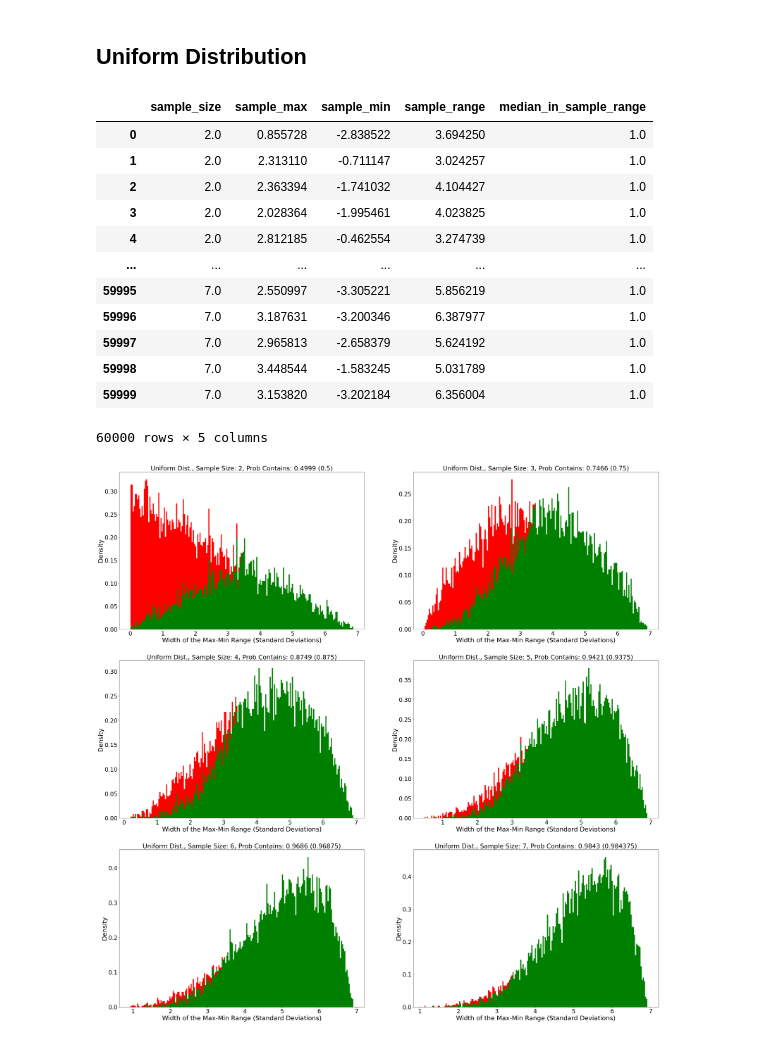
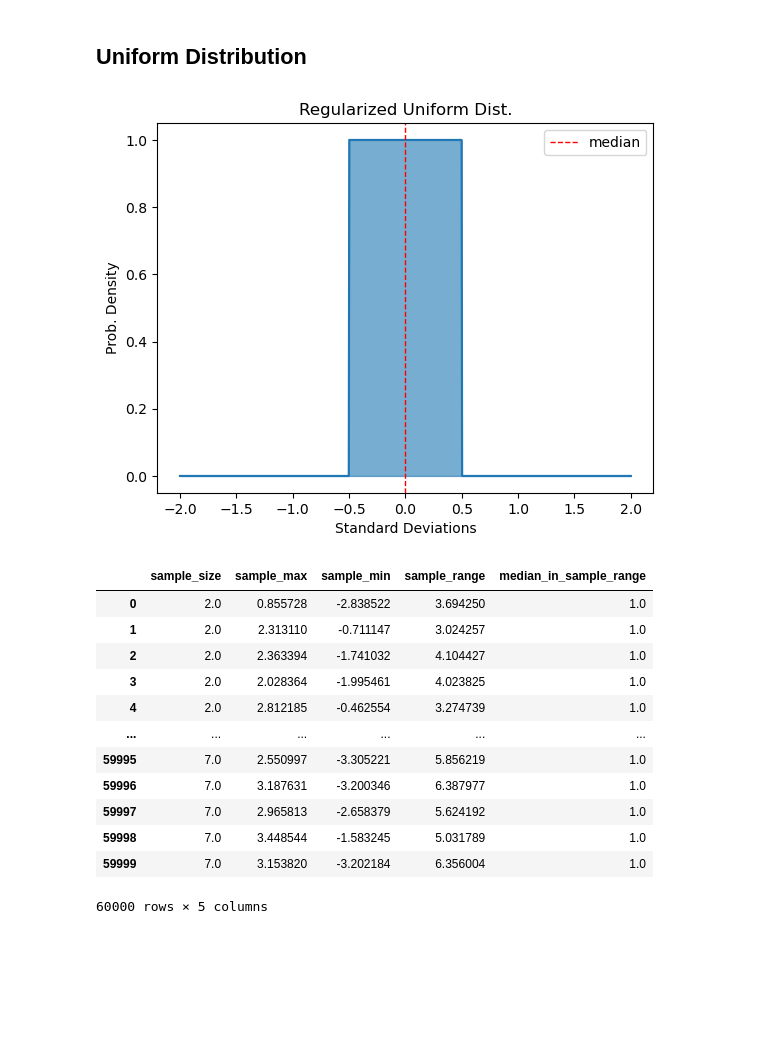
Before and after one commit to ohmurphy/median_finding, a Jupyter notebook: median_finding_eval.ipynb, the cells around one changed output. Saved outputs shown, nothing was run; the diff lists cells and outputs as text; code cells hidden in the pictures; blank space fills up the shorter version.

```diff
--- a/median_finding_eval.ipynb
+++ b/median_finding_eval.ipynb
@@ -87,16 +104,29 @@ simulate_and_graph_median_ranges(get_samples_fn, num_simulations, estimated_samp
 # %%
 # Set seed
 rand_seed = 3141
 # Global parameters
 num_simulations = 10000 # num sims per sample_size
 median = 0
 estimated_sample_sizes = range(2, 8)
 # Regularize distribution w/ variance=1 and center/mean/median=0
 get_samples_fn = lambda n: np.random.uniform(low=-1 * 12 ** 0.5, high=12 ** 0.5, size=n)
 dist_name = "Uniform Dist."
 
+x = np.linspace(-2, 2, 1000)
+y = uniform.pdf(x=x, loc=-0.5, scale=1)
+plt.plot(x, y)
+plt.axvline(x=median, color='red', linestyle='--', linewidth=1, label='median')
+plt.fill_between(x, y, alpha=0.6, color='tab:blue')
+plt.title("Regularized Uniform Dist.")
+plt.xlabel("Standard Deviations")
+plt.ylabel("Prob. Density")
+plt.legend()
+plt.savefig("regular_uniform.png", transparent=True)
+plt.show()
+
 simulate_and_graph_median_ranges(get_samples_fn, num_simulations, estimated_sample_sizes, rand_seed, dist_name)
 # %% [output]
+[figure, new version]
 |  | sample_size | sample_max | sample_min | sample_range | median_in_sample_range |
 | 0 | 2.0 | 0.855728 | -2.838522 | 3.694250 | 1.0 |
 | 1 | 2.0 | 2.313110 | -0.711147 | 3.024257 | 1.0 |
@@ -110,4 +140,3 @@ simulate_and_graph_median_ranges(get_samples_fn, num_simulations, estimated_samp
 | 59998 | 7.0 | 3.448544 | -1.583245 | 5.031789 | 1.0 |
 | 59999 | 7.0 | 3.153820 | -3.202184 | 6.356004 | 1.0 |
 60000 rows × 5 columns
-[figure, old version]
```
Also changed, not shown: parts of 7 cells of this notebook, 7 other files.
